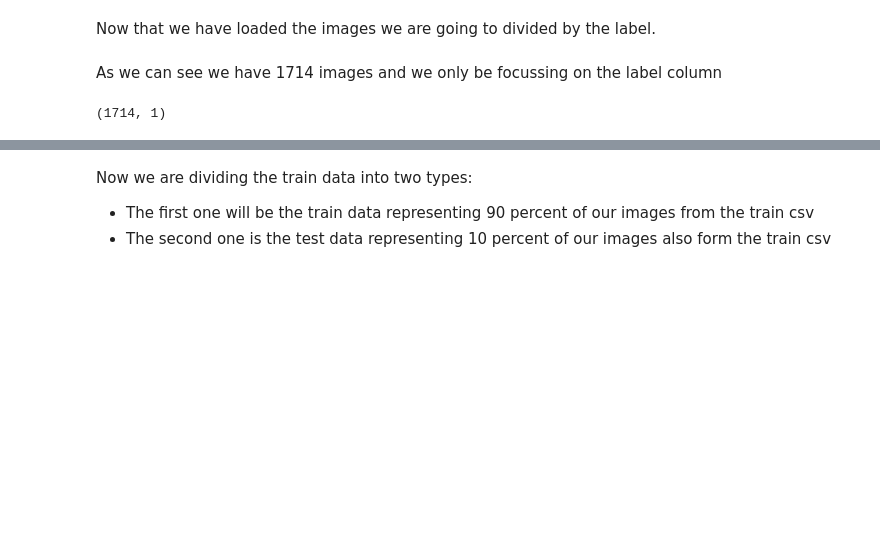
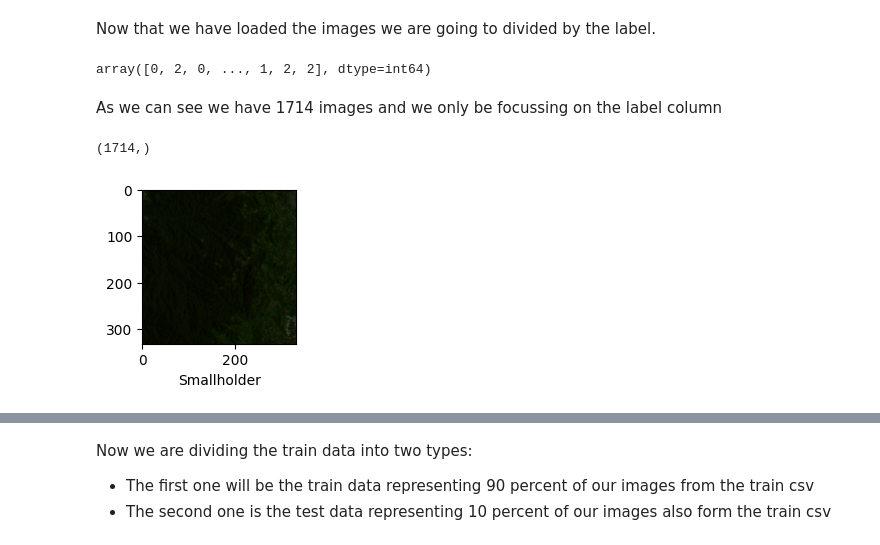
Before and after one commit to juanschezmor/zero-deforestation-mission-DT34, a Jupyter notebook: main.ipynb, the cells around one changed output, grey strips where cells are left out. Drawn from its saved outputs; the diff is of its cells as text; code cells hidden in the pictures; blank space fills up the shorter version.

```diff
--- a/main.ipynb
+++ b/main.ipynb
@@ -105,9 +107,24 @@ plt.imshow(X[8])
 Now that we have loaded the images we are going to divided by the label.
 # %%
 y = np.array(dtrain.drop(['example_path', 'latitude','longitude','year'],axis=1))
+y=y.reshape(-1,)
+y
+# %% [output]
+array([0, 2, 0, ..., 1, 2, 2], dtype=int64)
+# %%
+classes=['Plantation','Grassland','Smallholder']
 # %% [markdown]
 As we can see we have 1714 images and we only be focussing on the label column
 # %%
 y.shape
 # %% [output]
-(1714, 1)
+(1714,)
+# %%
+def plot_sample(X, y, index):
+    plt.figure(figsize = (15,2))
+    plt.imshow(X[index])
+    plt.xlabel(classes[y[index]])
+
+plot_sample(X, y, 5)
+# %% [output]
+[figure, added]
```
Also changed, not shown: parts of 23 cells of this notebook, 1 other file.
